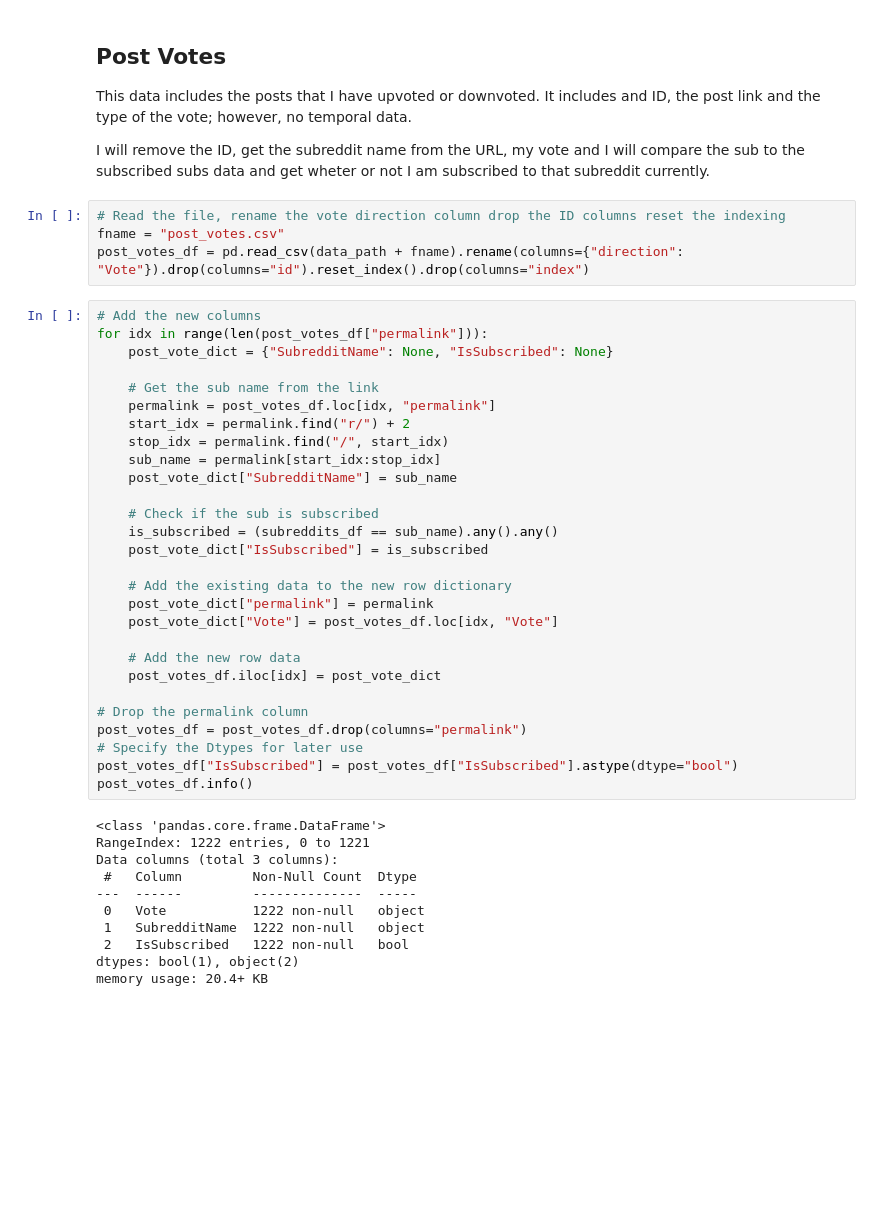
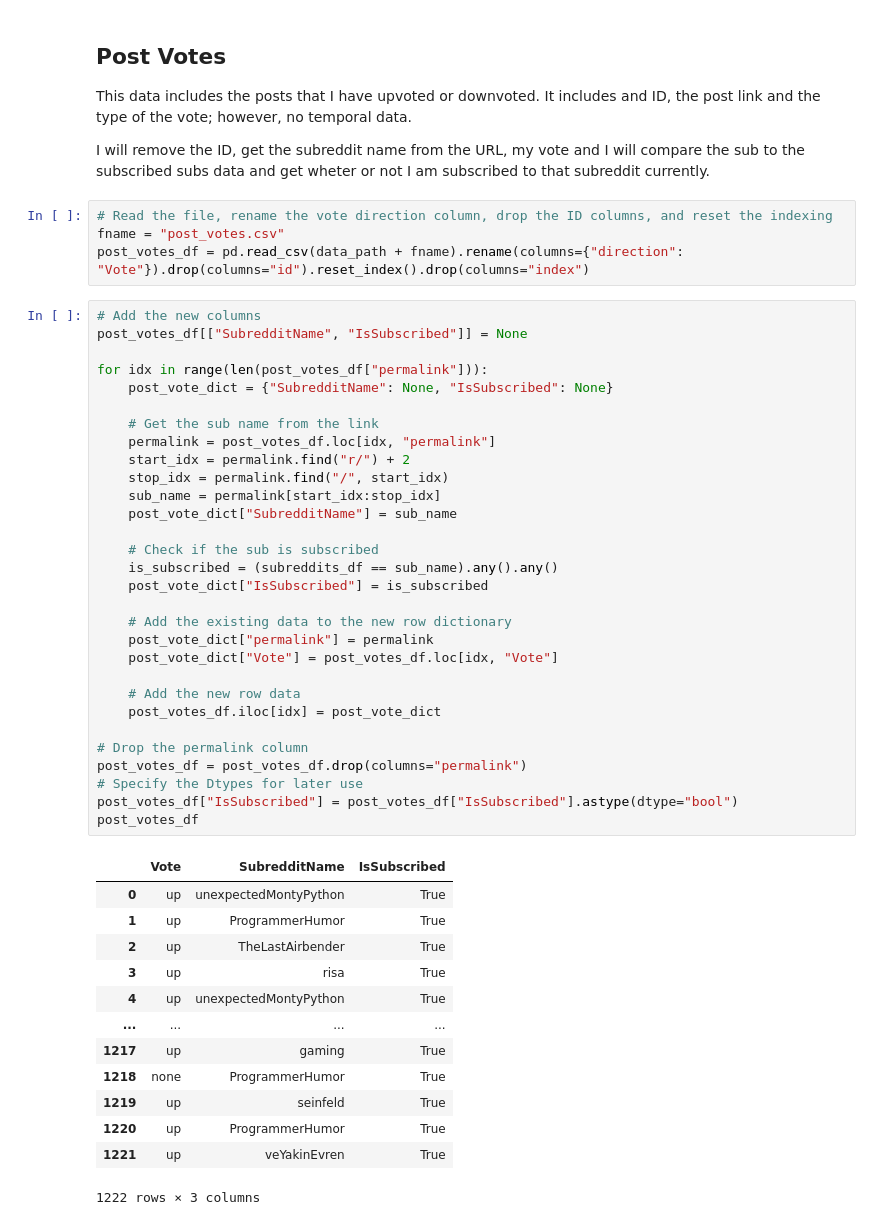
Before and after one commit to firatbatar/my-reddit-data, a Jupyter notebook: reddit_analysis.ipynb, the cells around one changed output. Drawn from its saved outputs; the diff is of its cells as text; blank space fills up the shorter version.

```diff
--- a/reddit_analysis.ipynb
+++ b/reddit_analysis.ipynb
@@ -191,45 +191,50 @@ This data includes the posts that I have upvoted or downvoted. It includes and I
 
 I will remove the ID, get the subreddit name from the URL, my vote and I will compare the sub to the subscribed subs data and get wheter or not I am subscribed to that subreddit currently.
 # %%
-# Read the file, rename the vote direction column drop the ID columns reset the indexing
+# Read the file, rename the vote direction column, drop the ID columns, and reset the indexing
 fname = "post_votes.csv"
 post_votes_df = pd.read_csv(data_path + fname).rename(columns={"direction": "Vote"}).drop(columns="id").reset_index().drop(columns="index")
 # %%
 # Add the new columns
+post_votes_df[["SubredditName", "IsSubscribed"]] = None
+
 for idx in range(len(post_votes_df["permalink"])):
     post_vote_dict = {"SubredditName": None, "IsSubscribed": None}
 
     # Get the sub name from the link
     permalink = post_votes_df.loc[idx, "permalink"]
     start_idx = permalink.find("r/") + 2
     stop_idx = permalink.find("/", start_idx)
     sub_name = permalink[start_idx:stop_idx]
     post_vote_dict["SubredditName"] = sub_name
 
     # Check if the sub is subscribed
     is_subscribed = (subreddits_df == sub_name).any().any()
     post_vote_dict["IsSubscribed"] = is_subscribed
 
     # Add the existing data to the new row dictionary
     post_vote_dict["permalink"] = permalink
     post_vote_dict["Vote"] = post_votes_df.loc[idx, "Vote"]
 
     # Add the new row data
     post_votes_df.iloc[idx] = post_vote_dict
 
 # Drop the permalink column
 post_votes_df = post_votes_df.drop(columns="permalink")
 # Specify the Dtypes for later use
 post_votes_df["IsSubscribed"] = post_votes_df["IsSubscribed"].astype(dtype="bool")
-post_votes_df.info()
+post_votes_df
 # %% [output]
+|  | Vote | SubredditName | IsSubscribed |
+| 0 | up | unexpectedMontyPython | True |
+| 1 | up | ProgrammerHumor | True |
+| 2 | up | TheLastAirbender | True |
+| 3 | up | risa | True |
+| 4 | up | unexpectedMontyPython | True |
+| ... | ... | ... | ... |
+| 1217 | up | gaming | True |
+| 1218 | none | ProgrammerHumor | True |
+| 1219 | up | seinfeld | True |
+| 1220 | up | ProgrammerHumor | True |
+| 1221 | up | veYakinEvren | True |
-<class 'pandas.core.frame.DataFrame'>
-RangeIndex: 1222 entries, 0 to 1221
-Data columns (total 3 columns):
- #   Column         Non-Null Count  Dtype
----  ------         --------------  -----
- 0   Vote           1222 non-null   object
- 1   SubredditName  1222 non-null   object
- 2   IsSubscribed   1222 non-null   bool
-dtypes: bool(1), object(2)
-memory usage: 20.4+ KB
+1222 rows × 3 columns
```
Also changed, not shown: parts of 3 cells of this notebook.
